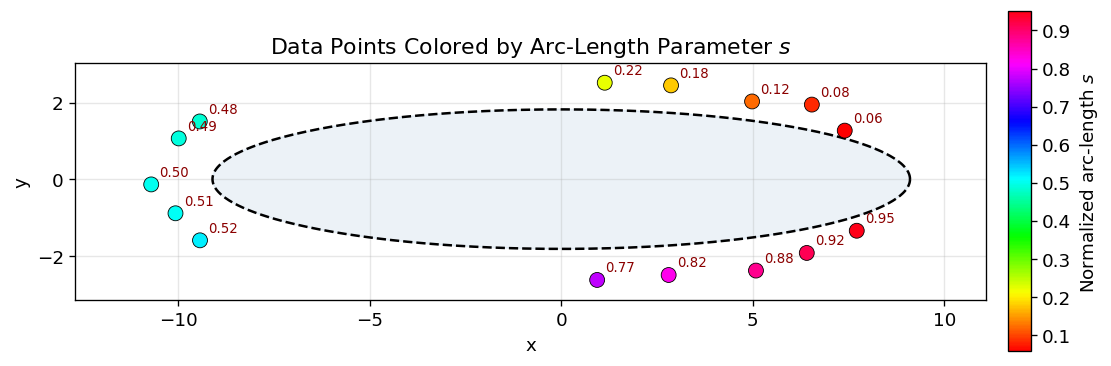
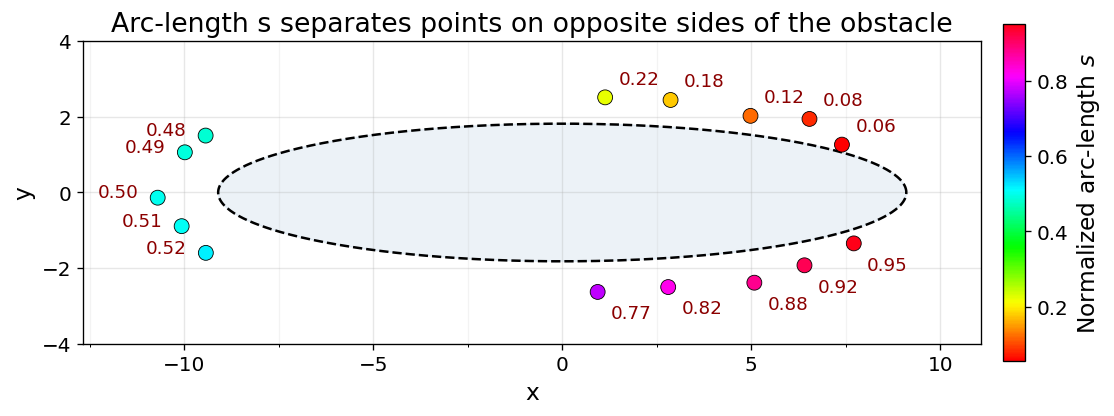
Unified diff of the notebook cell whose output changed from the first chart to the second:
--- before
+++ after
@@ -9,8 +9,12 @@
              shrink=0.5, aspect=15, pad=0.02)
 
-# Label each point with its s value
-for x, y, s in zip(raw_data[:, 0], raw_data[:, 1], s_values):
+# Label each point with its s value, offsetting by group so labels
+# don't land on neighboring dots
+# 0 = north-east (label above-right), 1 = south-east (below-right), 2 = west (left)
+group_offsets = {0: (8, 8), 1: (8, -16), 2: (-36, 0)}
+
+for (x, y), s, lbl in zip(raw_data, s_values, true_labels):
     ax.annotate(f'{s:.2f}', (x, y), textcoords='offset points',
-               xytext=(5, 5), fontsize=8, color='darkred')
+                xytext=group_offsets[lbl], fontsize=11, color='darkred')
 
 ax.plot(boundary_pts[:, 0], boundary_pts[:, 1], 'k--', linewidth=1.5)
@@ -19,7 +23,10 @@
 ax.set_xlabel('x')
 ax.set_ylabel('y')
-ax.set_title('Data Points Colored by Arc-Length Parameter $s$')
+ax.set_title('Arc-length s separates points on opposite sides of the obstacle')
 ax.set_aspect('equal')
-ax.grid(True, alpha=0.3)
+ax.set_ylim(-4, 4)
+ax.xaxis.set_minor_locator(AutoMinorLocator(2))   # 2 = one minor per major interval
+ax.grid(True, which='major', alpha=0.3)
+ax.grid(True, which='minor', alpha=0.15)
 ax.margins(0.1)
 plt.tight_layout()

Commit: Updated graphs to use as figures in report